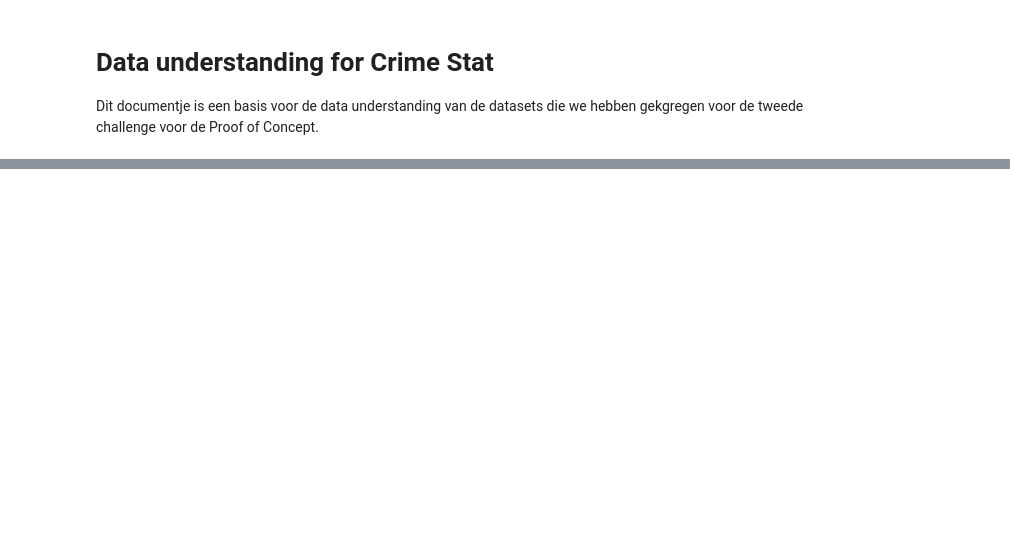
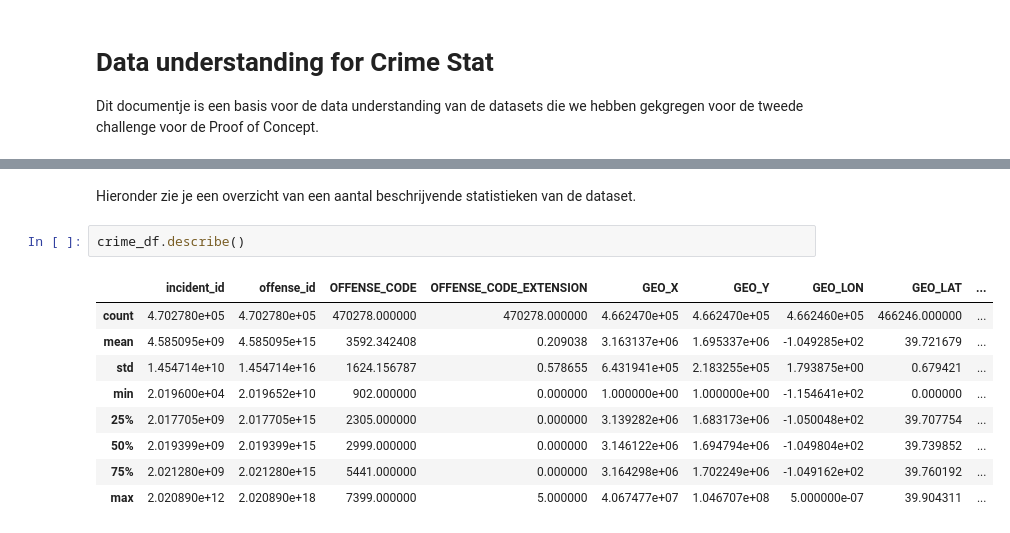
Before and after one commit to KolmschateS/poc-crime, a Jupyter notebook: basic_data_understanding.ipynb, the cells around one changed output, grey strips where cells are left out. Saved outputs shown, nothing was run; the diff lists cells and outputs as text; blank space fills up the shorter version.

```diff
--- a/basic_data_understanding.ipynb
+++ b/basic_data_understanding.ipynb
@@ -41,0 +83,14 @@ None
+# %% [markdown]
+Hieronder zie je een overzicht van een aantal beschrijvende statistieken van de dataset.
+# %%
+crime_df.describe()
+# %% [output]
+|  | incident_id | offense_id | OFFENSE_CODE | OFFENSE_CODE_EXTENSION | GEO_X | GEO_Y | GEO_LON | GEO_LAT | ... |
+| count | 4.702780e+05 | 4.702780e+05 | 470278.000000 | 470278.000000 | 4.662470e+05 | 4.662470e+05 | 4.662460e+05 | 466246.000000 | ... |
+| mean | 4.585095e+09 | 4.585095e+15 | 3592.342408 | 0.209038 | 3.163137e+06 | 1.695337e+06 | -1.049285e+02 | 39.721679 | ... |
+| std | 1.454714e+10 | 1.454714e+16 | 1624.156787 | 0.578655 | 6.431941e+05 | 2.183255e+05 | 1.793875e+00 | 0.679421 | ... |
+| min | 2.019600e+04 | 2.019652e+10 | 902.000000 | 0.000000 | 1.000000e+00 | 1.000000e+00 | -1.154641e+02 | 0.000000 | ... |
+| 25% | 2.017705e+09 | 2.017705e+15 | 2305.000000 | 0.000000 | 3.139282e+06 | 1.683173e+06 | -1.050048e+02 | 39.707754 | ... |
+| 50% | 2.019399e+09 | 2.019399e+15 | 2999.000000 | 0.000000 | 3.146122e+06 | 1.694794e+06 | -1.049804e+02 | 39.739852 | ... |
+| 75% | 2.021280e+09 | 2.021280e+15 | 5441.000000 | 0.000000 | 3.164298e+06 | 1.702249e+06 | -1.049162e+02 | 39.760192 | ... |
+| max | 2.020890e+12 | 2.020890e+18 | 7399.000000 | 5.000000 | 4.067477e+07 | 1.046707e+08 | 5.000000e-07 | 39.904311 | ... |
```
Also changed, not shown: parts of 21 cells of this notebook.
